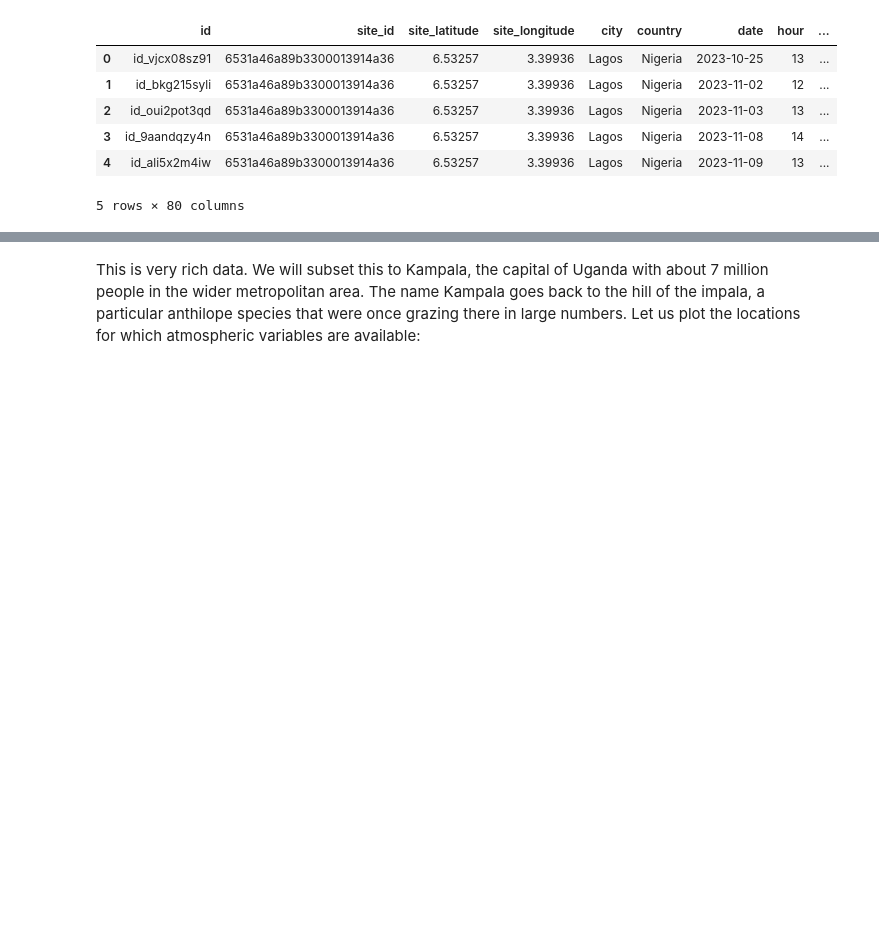
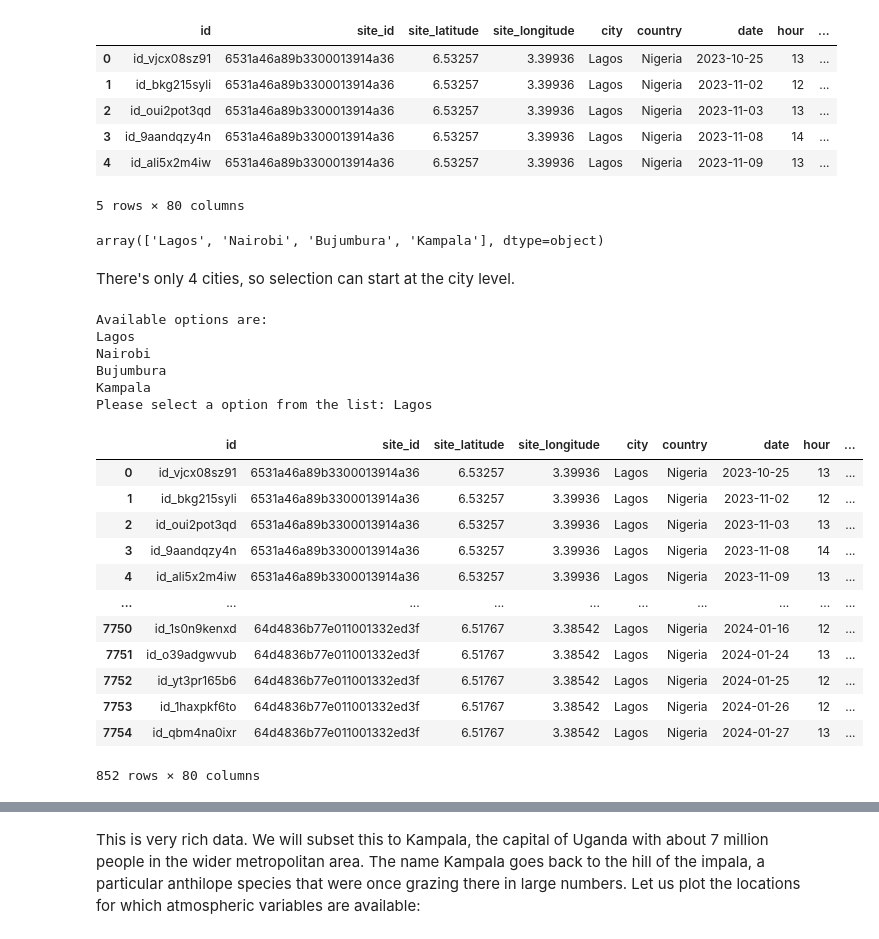
Before and after one commit to QuinnGrace/StatML4PopHealth, a Jupyter notebook: assessments/groupwork_instruction.ipynb, the cells around one changed output, grey strips where cells are left out. Saved outputs shown, nothing was run; the diff lists cells and outputs as text; code cells hidden in the pictures; blank space fills up the shorter version.

```diff
--- a/assessments/groupwork_instruction.ipynb
+++ b/assessments/groupwork_instruction.ipynb
@@ -117,3 +117,70 @@ db.head()
 | 3 | id_9aandqzy4n | 6531a46a89b3300013914a36 | 6.53257 | 3.39936 | Lagos | Nigeria | 2023-11-08 | 14 | ... |
 | 4 | id_ali5x2m4iw | 6531a46a89b3300013914a36 | 6.53257 | 3.39936 | Lagos | Nigeria | 2023-11-09 | 13 | ... |
 5 rows × 80 columns
+# %%
+db.city.unique()
+# %% [output]
+array(['Lagos', 'Nairobi', 'Bujumbura', 'Kampala'], dtype=object)
+# %% [markdown]
+There's only 4 cities, so selection can start at the city level.
+# %%
+def get_available_options(df,chosen_column):
+  option_list = list(df[chosen_column].unique())
+  return option_list
+
+def print_option_list(option_list):
+  print('Available options are:')
+  for option in option_list:
+    print(option)
+  return
+
+def check_num_of_options(option_list):
+  if len(option_list) > 50:
+    print('There are too many options to display.')
+    return
+  else:
+    print_option_list(option_list)
+    return
+
+
+def select_option(option_list):
+  option_name = input('Please select a option from the list: ')
+  if option_name in option_list:
+    return option_name
+  else:
+    print(f'Invalid site name. Please select a valid option from {option_list}')
+    return select_option(option_list)
+
+def get_one_option(df, chosen_column, option_name):
+  return df.loc[df[chosen_column]==option_name]
+
+def choose_option(df, chosen_column):
+  option_list = get_available_options(df,chosen_column)
+  check_num_of_options(option_list)
+  selected_option = select_option(option_list)
+  selected_option_df = get_one_option(df, chosen_column, selected_option)
+  return selected_option_df, selected_option
+# %%
+# Choose a city
+city_df, city_name = choose_option(db,'city')
+city_df
+# %% [output]
+Available options are:
+Lagos
+Nairobi
+Bujumbura
+Kampala
+Please select a option from the list: Lagos
+|  | id | site_id | site_latitude | site_longitude | city | country | date | hour | ... |
+| 0 | id_vjcx08sz91 | 6531a46a89b3300013914a36 | 6.53257 | 3.39936 | Lagos | Nigeria | 2023-10-25 | 13 | ... |
+| 1 | id_bkg215syli | 6531a46a89b3300013914a36 | 6.53257 | 3.39936 | Lagos | Nigeria | 2023-11-02 | 12 | ... |
+| 2 | id_oui2pot3qd | 6531a46a89b3300013914a36 | 6.53257 | 3.39936 | Lagos | Nigeria | 2023-11-03 | 13 | ... |
+| 3 | id_9aandqzy4n | 6531a46a89b3300013914a36 | 6.53257 | 3.39936 | Lagos | Nigeria | 2023-11-08 | 14 | ... |
+| 4 | id_ali5x2m4iw | 6531a46a89b3300013914a36 | 6.53257 | 3.39936 | Lagos | Nigeria | 2023-11-09 | 13 | ... |
+| ... | ... | ... | ... | ... | ... | ... | ... | ... | ... |
+| 7750 | id_1s0n9kenxd | 64d4836b77e011001332ed3f | 6.51767 | 3.38542 | Lagos | Nigeria | 2024-01-16 | 12 | ... |
+| 7751 | id_o39adgwvub | 64d4836b77e011001332ed3f | 6.51767 | 3.38542 | Lagos | Nigeria | 2024-01-24 | 13 | ... |
+| 7752 | id_yt3pr165b6 | 64d4836b77e011001332ed3f | 6.51767 | 3.38542 | Lagos | Nigeria | 2024-01-25 | 12 | ... |
+| 7753 | id_1haxpkf6to | 64d4836b77e011001332ed3f | 6.51767 | 3.38542 | Lagos | Nigeria | 2024-01-26 | 12 | ... |
+| 7754 | id_qbm4na0ixr | 64d4836b77e011001332ed3f | 6.51767 | 3.38542 | Lagos | Nigeria | 2024-01-27 | 13 | ... |
+852 rows × 80 columns
```
Also changed, not shown: parts of 7 cells of this notebook.
